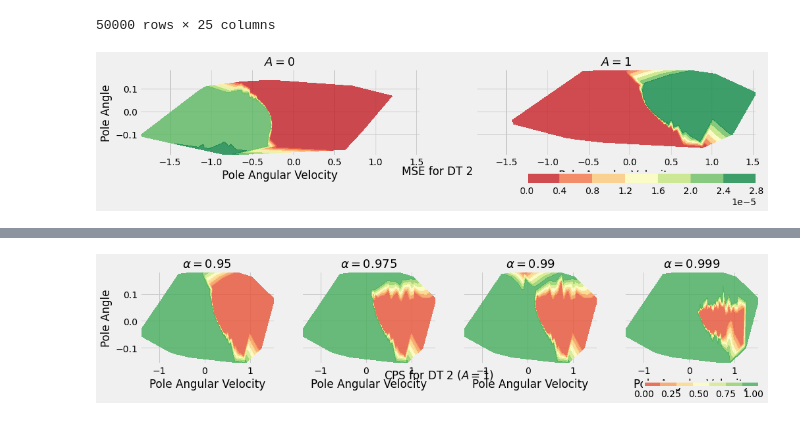
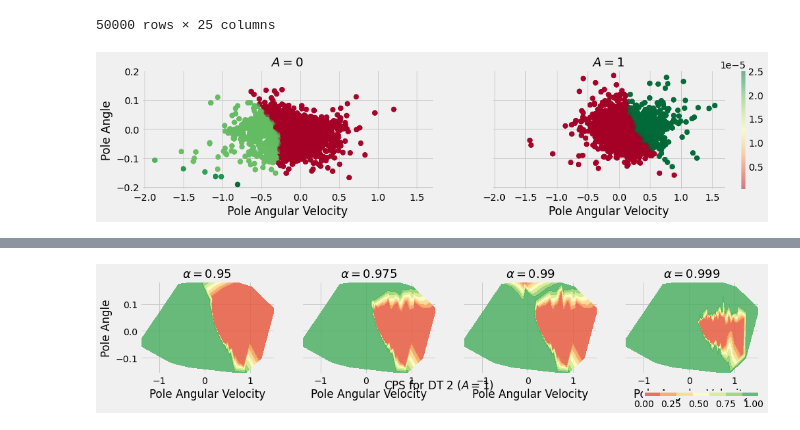
Before and after one commit to faaizT/CausalTwinAssessment, a Jupyter notebook: Cartpole Simulator (Updated).ipynb, the cells around one changed output, grey strips where cells are left out. Cells and saved outputs as stored; diff of their text form; code cells hidden in the pictures.

```diff
--- a/Cartpole Simulator (Updated).ipynb
+++ b/Cartpole Simulator (Updated).ipynb
@@ -1821,28 +1822,29 @@ results_cls
 # %%
 action = 1
 DT = 2
 # quantiles = [0.90, 0.95]
 fig, axs = plt.subplots(1, 2, figsize=(15,3), sharex=True, sharey=True)
 cmap = plt.get_cmap('RdYlGn')
-# new_cmap = truncate_colormap(cmap, 0.1, 0.9)
+new_cmap = truncate_colormap(cmap, 0.01, 0.99)
 for i in range(2):
     results_filtered = results_cls[(results_cls['A']==i)]
     x = results_filtered[x_columns[0]]
     y = results_filtered[x_columns[1]]
     z = results_filtered[f'$||Y^{{sim}} - Y^{{obs}}||^2$ (DT-{DT})']
-    vals = axs[i].tricontourf(x, y, z, cmap=cmap, alpha=0.8)
+#     vals = axs[i].tricontourf(x, y, z, cmap=cmap, alpha=0.8)
+    sc = axs[i].scatter(x=x, y=y, c=z, cmap=cmap, alpha=0.5, s=50)
     axs[i].set_title(f"$A={i}$", fontsize=18)
     axs[i].set_xlabel(x_columns[0])
 
 # plt.grid(False)
 axs[0].set_ylabel(x_columns[1])
 # plt.clim(0, 1)
-
-cbar = plt.colorbar(vals, ax=axs, shrink=0.5, fraction=0.1, orientation='horizontal', anchor=(1.0,-0.05), panchor=(0.95,-0.05))
+plt.colorbar(sc)
+# cbar = plt.colorbar(cmap=new_cmap, ax=axs, shrink=0.5, fraction=0.1, orientation='horizontal', anchor=(1.0,-0.05), panchor=(0.95,-0.05))
 # cbar.set_ticks(np.arange(5)/4)
-st = fig.suptitle(f"MSE for DT {DT}")
-st.set_y(0.20)
+# st = fig.suptitle(f"MSE for DT {DT}")
+# st.set_y(0.20)
 # cbar.set_label("CPS")
 plt.show()
 # %% [output]
-[figure, old version]
+[figure, new version]
```
Also changed, not shown: parts of 4 cells of this notebook.
